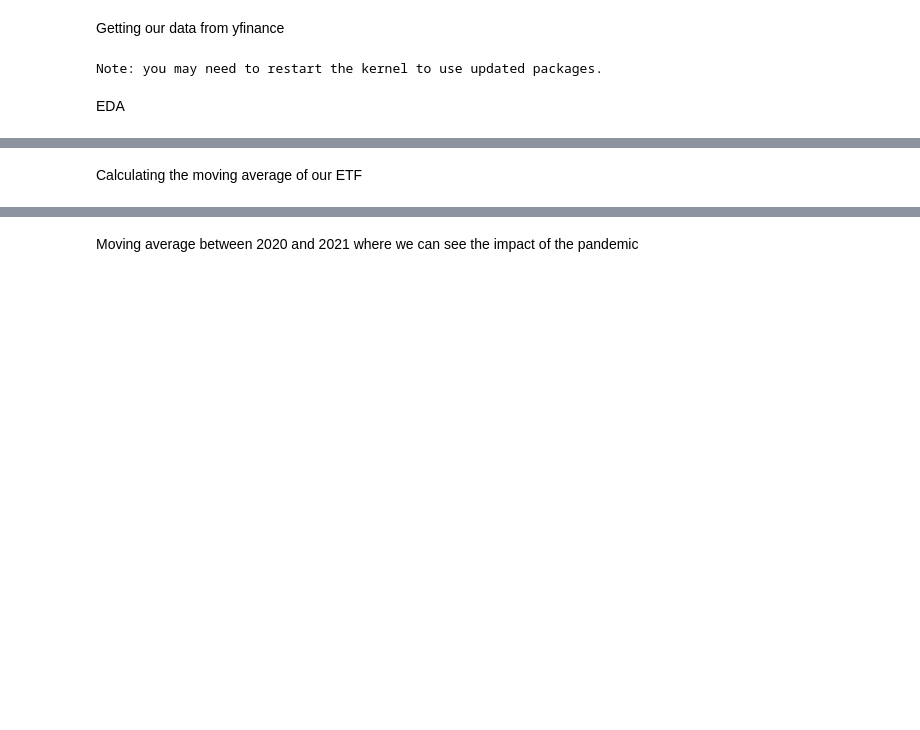
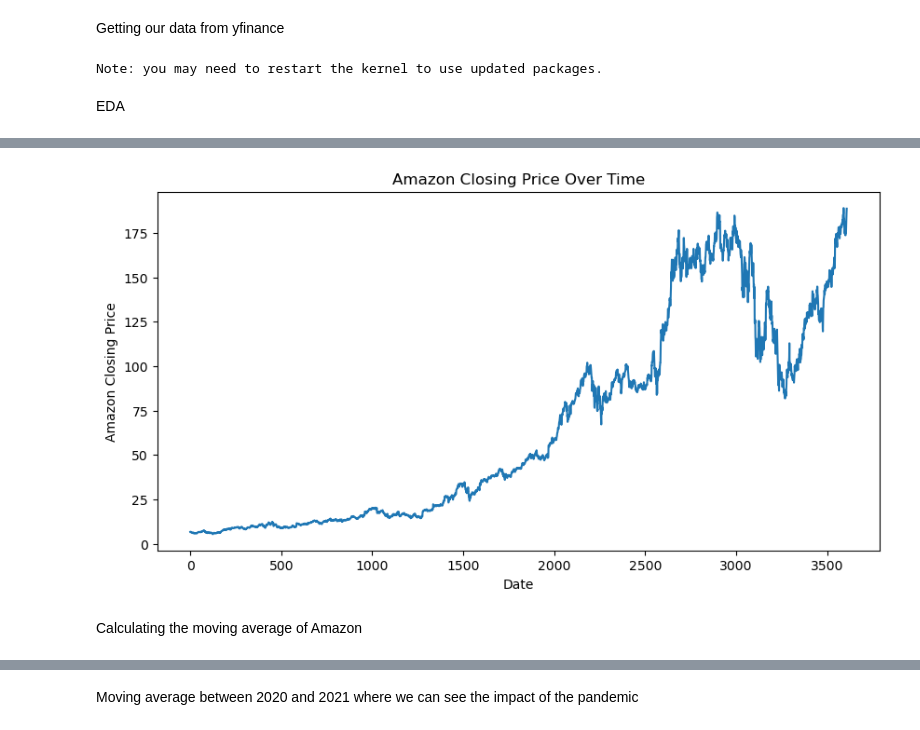
Before and after one commit to simao-f/Semester_2_project, a Jupyter notebook: EDA.ipynb, the cells around one changed output, grey strips where cells are left out. Drawn from its saved outputs; the diff is of its cells as text; code cells hidden in the pictures; blank space fills up the shorter version.

```diff
--- a/EDA.ipynb
+++ b/EDA.ipynb
@@ -32,2 +26,4 @@ df = pd.read_csv('SXR8.DE_data.csv')
+# %%
+df = pd.read_csv('AMZN_df.csv')
 # %%
 df.head()
@@ -43,10 +86,9 @@ df.isnull()
-# %%
-df = pd.read_csv('SXR8.DE_data.csv', parse_dates=['Date'])
-df.set_index('Date', inplace=True)
 # %%
-# Plotting the SP500 closing price using pandas
+# Plotting the AMZN closing price using pandas
 df['Close'].plot(figsize=(10, 5), legend=False)
 plt.xlabel('Date')
-plt.ylabel('S&P 500 Closing Price')
-plt.title('S&P 500 Closing Price Over Time')
+plt.ylabel('Amazon Closing Price')
+plt.title('Amazon Closing Price Over Time')
 plt.show()
+# %% [output]
+[figure, added]
@@ -57,5 +95,5 @@ df_features.columns
 # %% [markdown]
-Calculating the moving average of our ETF
+Calculating the moving average of Amazon
 # %%
 ma_day = [10,20,50]
 
```
Also changed, not shown: parts of 14 cells of this notebook, 21 other files.
